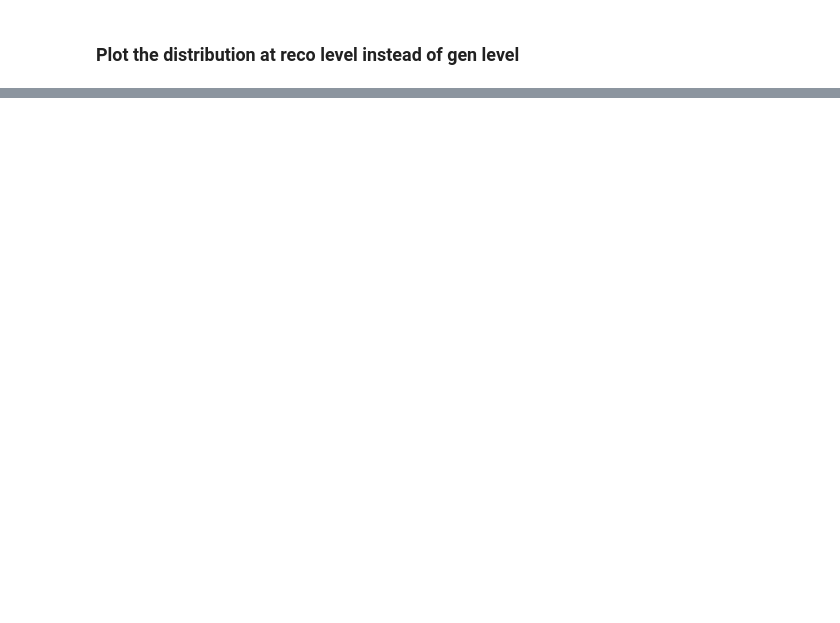
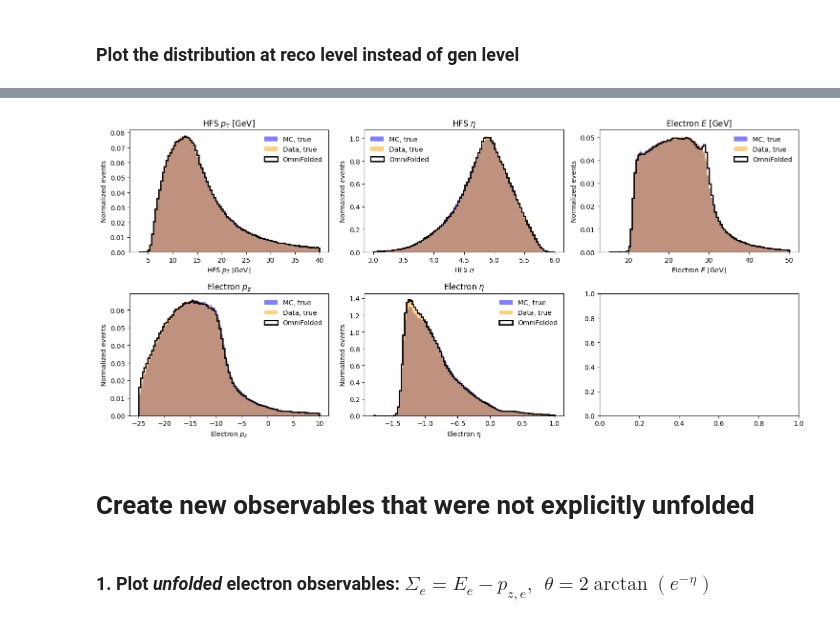
Before and after one commit to ml4hep-India/2023-icts, a Jupyter notebook: SBITutorial/SBI_Tutorial_2.ipynb, the cells around one changed output, grey strips where cells are left out. Saved outputs shown, nothing was run; the diff lists cells and outputs as text; code cells hidden in the pictures; blank space fills up the shorter version.

```diff
--- a/SBITutorial/SBI_Tutorial_2.ipynb
+++ b/SBITutorial/SBI_Tutorial_2.ipynb
@@ -71,0 +294,18 @@ include dis
+# %%
+inputs = Input((len(obs_features),))
+hidden_layer_1 = Dense(50, activation='relu')(inputs)
+hidden_layer_2 = Dense(100, activation='relu')(hidden_layer_1)
+hidden_layer_3 = Dense(50, activation='relu')(hidden_layer_2)
+outputs = Dense(1, activation='sigmoid')(hidden_layer_3)
+model_dis = Model(inputs=inputs, outputs=outputs)
+# %%
+N_Iterations = 4
+# Normalize the data before training
+theta0_G_norm, _, _ = dis_preprocessing(theta0_G)
+theta0_S_norm, mean, std = dis_preprocessing(theta0_S)
+theta_unknown_S_norm, _, _ = dis_preprocessing(
+    theta_unknown_S, mean, std
+)  # We want to use the same mean and std applied to MC here
+
+# OmniFold returns an array of weights with shape [N_iterations,2,N] with the weights for each iteration in step 1 and 2
+myweights = omnifold(theta0_G_norm, theta0_S_norm, theta_unknown_S_norm, N_Iterations, model_dis)
@@ -71,0 +330,39 @@ include dis
+# %%
+fig, axes = plt.subplots(2, 3, figsize=(15, 7))
+
+gen_binning = [
+    np.linspace(3, 40, 100),
+    np.linspace(3, 6, 100),
+    np.linspace(5, 50, 100),
+    np.linspace(-25, 10, 100),
+    np.linspace(-1.8, 1.0, 100),
+]
+
+for i, ax in enumerate(axes.ravel()):
+    if i >= N:
+        break
+    _, _, _ = ax.hist(theta0_G[:, i], gen_binning[i], color='blue', alpha=0.5, label="MC, true", density=True)
+    _, _, _ = ax.hist(theta_unknown_G[:, i], gen_binning[i], color='orange', alpha=0.5, label="Data, true", density=True)
+    _, _, _ = ax.hist(
+        theta0_G[:, i],
+        weights=myweights[-1, 1, :],
+        bins=gen_binning[i],
+        color='black',
+        histtype="step",
+        label="OmniFolded",
+        lw=2,
+        density=True,
+    )
+
+    ax.set_title(labels[i])
+    ax.set_xlabel(labels[i])
+    ax.set_ylabel("Normalized events")
+    ax.legend(frameon=False)
+
+fig.tight_layout()
+# %% [output]
+[figure, added]
+# %% [markdown]
+# Create new observables that were not explicitly unfolded
+# %% [markdown]
+### 1. Plot _unfolded_ electron observables: $\Sigma_e = E_e - p_{z,e}, \ \ \theta = 2\arctan(e^{-\eta})$
```
Also changed, not shown: parts of 24 cells of this notebook, 3 other files.
